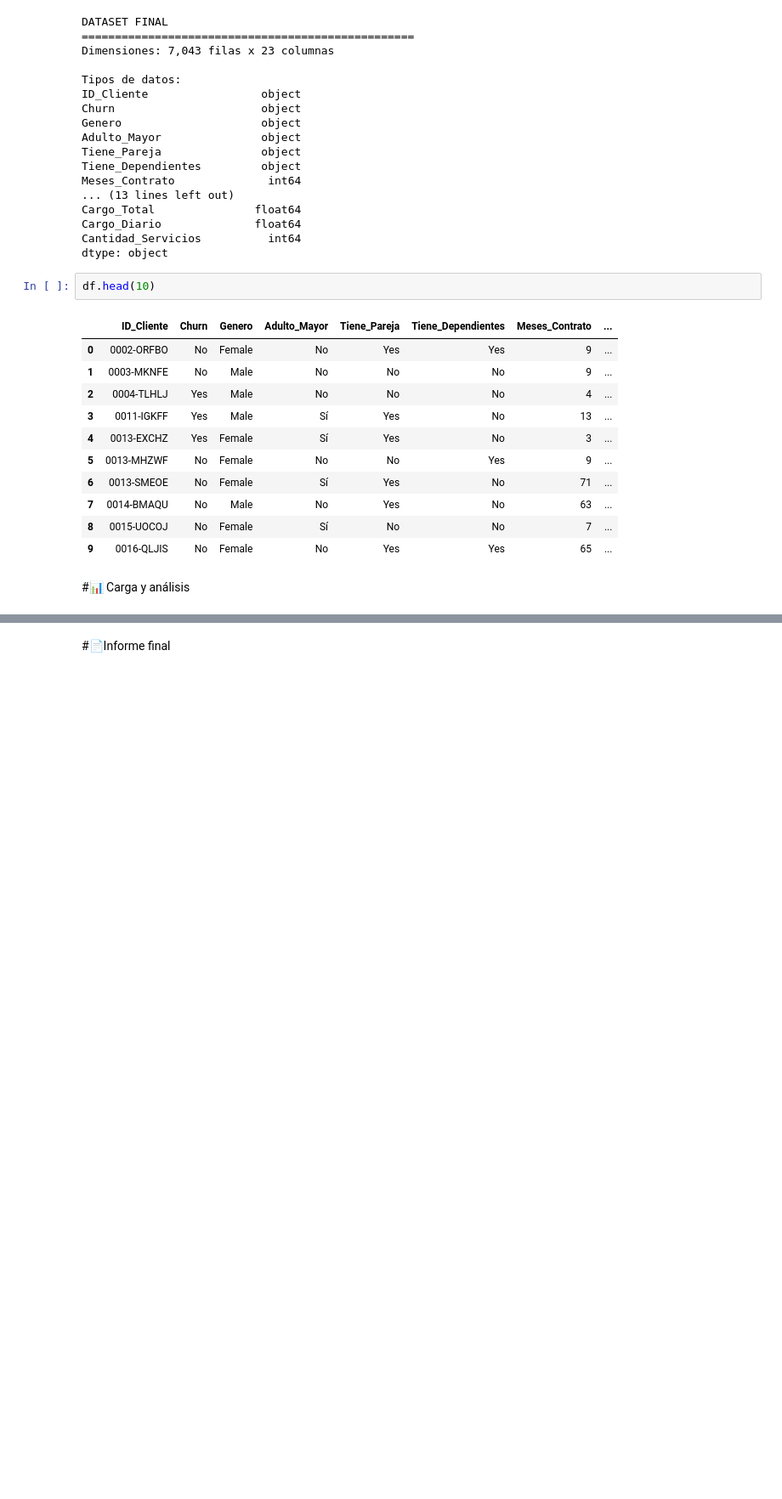
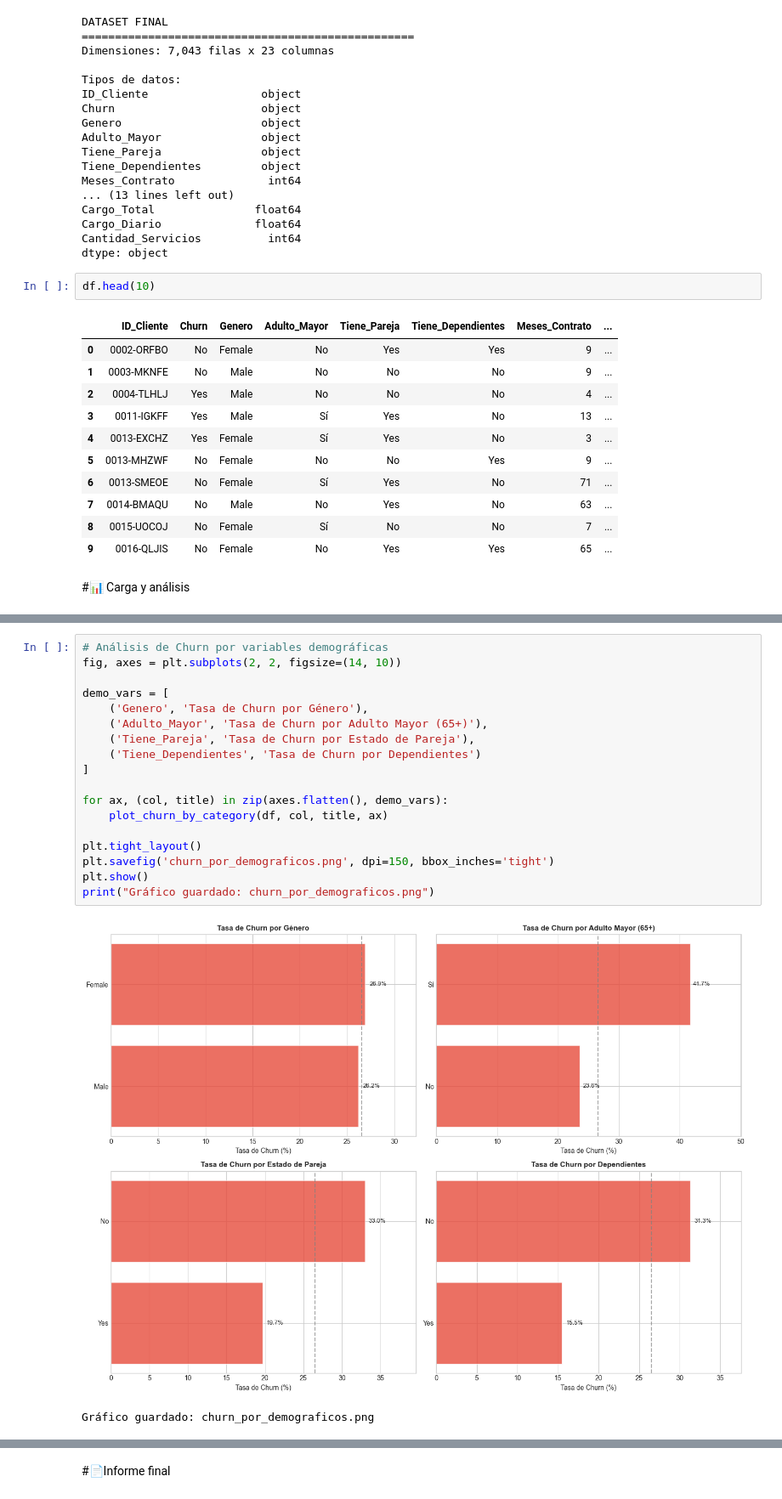
Before and after one commit to anothereverr/oracle-alura-data-science-challenge-2, a Jupyter notebook: TelecomX_LATAM.ipynb, the cells around one changed output, grey strips where cells are left out. Shown at 85% size. Drawn from its saved outputs; the diff is of its cells as text; blank space fills up the shorter version.

```diff
--- a/TelecomX_LATAM.ipynb
+++ b/TelecomX_LATAM.ipynb
@@ -417,0 +562,21 @@ df.head(10)
+# %%
+# Análisis de Churn por variables demográficas
+fig, axes = plt.subplots(2, 2, figsize=(14, 10))
+
+demo_vars = [
+    ('Genero', 'Tasa de Churn por Género'),
+    ('Adulto_Mayor', 'Tasa de Churn por Adulto Mayor (65+)'),
+    ('Tiene_Pareja', 'Tasa de Churn por Estado de Pareja'),
+    ('Tiene_Dependientes', 'Tasa de Churn por Dependientes')
+]
+
+for ax, (col, title) in zip(axes.flatten(), demo_vars):
+    plot_churn_by_category(df, col, title, ax)
+
+plt.tight_layout()
+plt.savefig('churn_por_demograficos.png', dpi=150, bbox_inches='tight')
+plt.show()
+print("Gráfico guardado: churn_por_demograficos.png")
+# %% [output]
+[figure, added]
+Gráfico guardado: churn_por_demograficos.png
```
Also changed, not shown: parts of 10 cells of this notebook, 4 other files.
